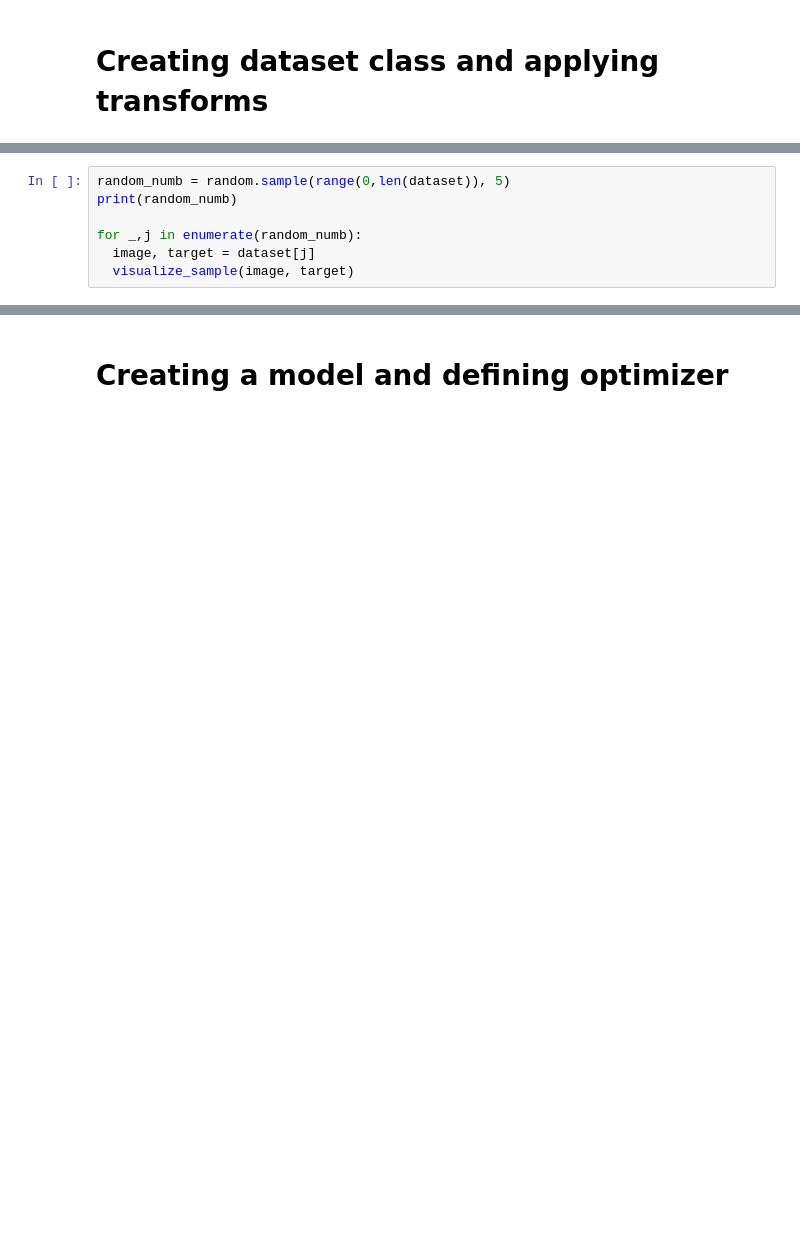
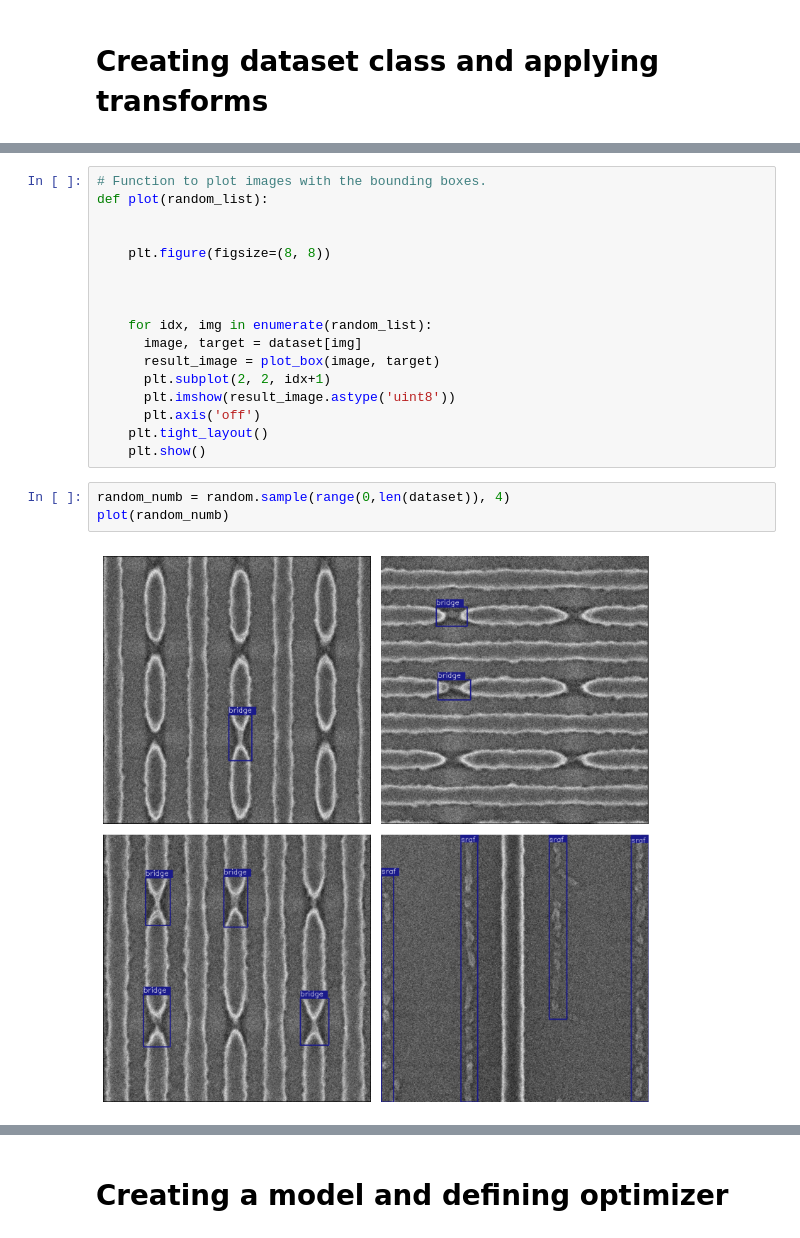
Before and after one commit to mskv99/Defect-Detection, a Jupyter notebook: Defects_FasterRCNN.ipynb, the cells around one changed output, grey strips where cells are left out. Saved outputs shown, nothing was run; the diff lists cells and outputs as text; blank space fills up the shorter version.

Commit message:
made code more clear. removed the repeated parts and improved visualization.

```diff
--- a/Defects_FasterRCNN.ipynb
+++ b/Defects_FasterRCNN.ipynb
@@ -420,10 +256,25 @@ def show_tranformed_image(train_loader, device, classes, colors):
+# %%
+# Function to plot images with the bounding boxes.
+def plot(random_list):
+
+
+    plt.figure(figsize=(8, 8))
+
+
+
+    for idx, img in enumerate(random_list):
+      image, target = dataset[img]
+      result_image = plot_box(image, target)
+      plt.subplot(2, 2, idx+1)
+      plt.imshow(result_image.astype('uint8'))
+      plt.axis('off')
+    plt.tight_layout()
+    plt.show()
 # %%
-random_numb = random.sample(range(0,len(dataset)), 5)
-print(random_numb)
-
-for _,j in enumerate(random_numb):
-  image, target = dataset[j]
-  visualize_sample(image, target)
+random_numb = random.sample(range(0,len(dataset)), 4)
+plot(random_numb)
+# %% [output]
+[figure, added]
 # %%
 train_dataset = create_train_dataset(TRAIN_DIR)
 train_loader = create_train_loader(train_dataset, NUM_WORKERS)
```
Also changed, not shown: parts of 60 cells of this notebook.
